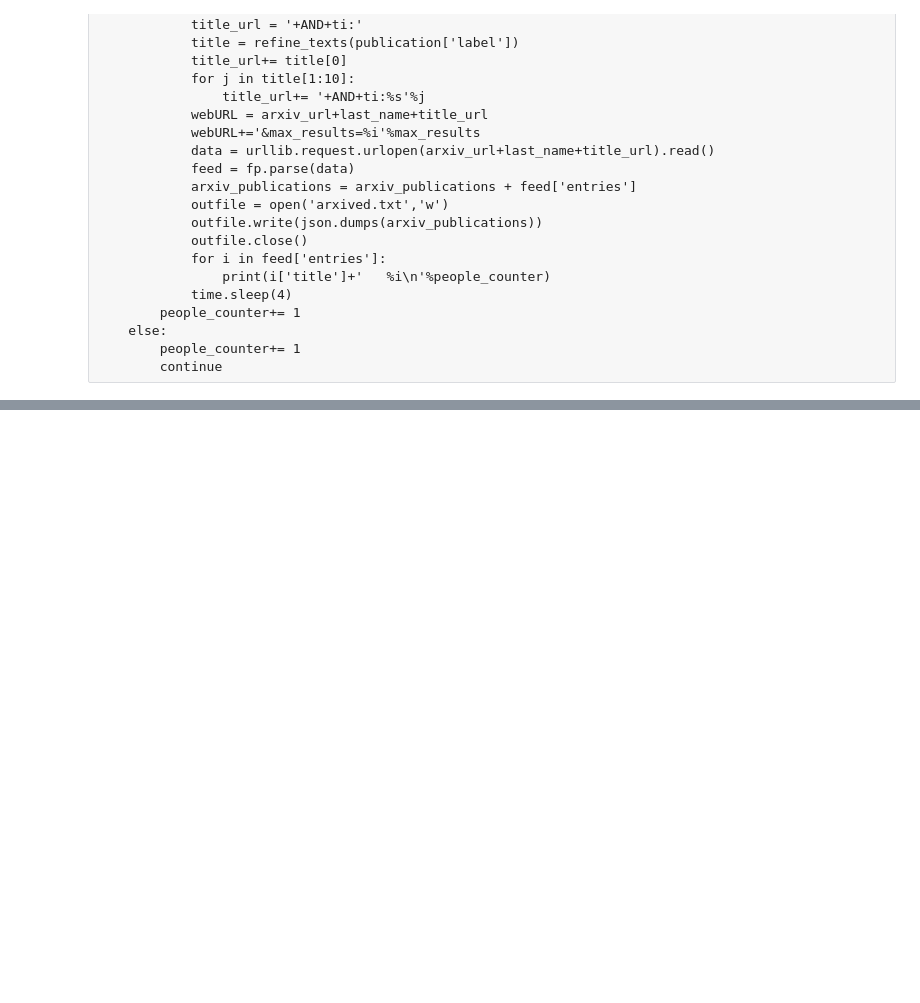
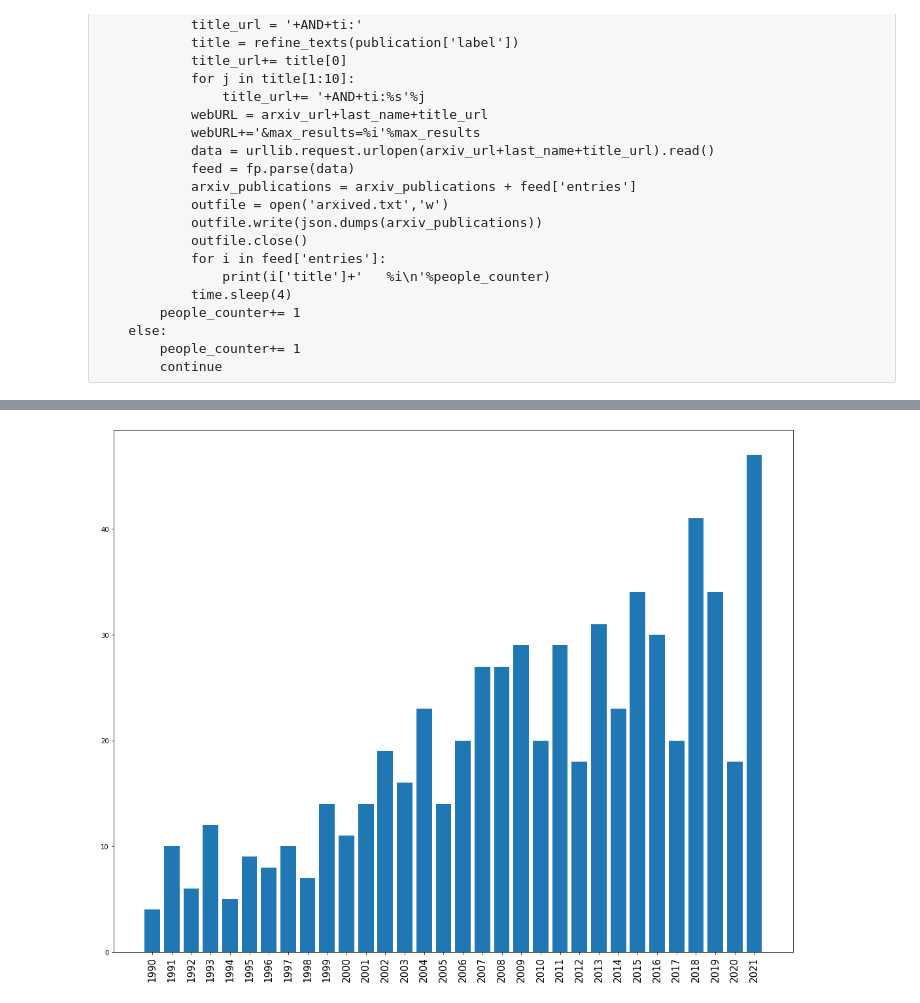
Before and after one commit to ManaswineeB/TAMIDSBeanQueens, a Jupyter notebook: arxiv_api.ipynb, the cells around one changed output, grey strips where cells are left out. Cells and saved outputs as stored; diff of their text form; code cells hidden in the pictures; blank space fills up the shorter version.

```diff
--- a/arxiv_api.ipynb
+++ b/arxiv_api.ipynb
@@ -249,0 +278,34 @@ len(arxiv_pubs_clean)
+# %%
+ID_Categories = set()
+def extract_categories(cats):
+    for i in string.digits:
+        cats = cats.replace(i,'')
+    cats = cats.split(';')
+    return set([j.rstrip().lstrip() for j in cats])
+for cats in df_cs['FOR (ANZSRC) Categories']:
+    ID_Categories = ID_Categories.union(extract_categories(cats))
+for cats in df_math['FOR (ANZSRC) Categories']:
+    ID_Categories = ID_Categories.union(extract_categories(cats))
+for cats in df_stat['FOR (ANZSRC) Categories']:
+    ID_Categories = ID_Categories.union(extract_categories(cats))
+# %%
+def extract_category_key(cats):
+    cats.lower()
+    for i in cats:
+        if i not in string.digits+';':
+            cats = cats.replace(i,'')
+    return cats.split(';')
+# %%
+math_cs_colab_data = {}
+for PubYear in range(1990,2022):
+    math_pubs = df_math.loc[df_math['PubYear']==PubYear]
+    cs_pubs = df_cs.loc[df_cs['PubYear']==PubYear]
+    math_cs_colab_data[str(PubYear)]=0
+    for cats in math_pubs['FOR (ANZSRC) Categories']:
+        if '08' in extract_category_key(cats):
+            math_cs_colab_data[str(PubYear)]+=1
+    for pub_id in cs_pubs['Publication ID']:
+        if pub_id not in list(math_pubs):
+            cats = list(cs_pubs.loc[cs_pubs['Publication ID']==pub_id]['FOR (ANZSRC) Categories'])[0]
+            if '01' in extract_category_key(cats):
+                math_cs_colab_data[str(PubYear)]+=1
@@ -249,0 +314,9 @@ len(arxiv_pubs_clean)
+# %%
+X=math_cs_colab_data.keys()
+Y=math_cs_colab_data.values()
+plt.figure(figsize=(15, 12))
+plt.bar(X, Y)
+plt.tick_params(axis='x',labelsize=15,rotation=90)
+plt.tight_layout()
+# %% [output]
+[figure, added]
```
Also changed, not shown: parts of 13 cells of this notebook, 4 other files.
